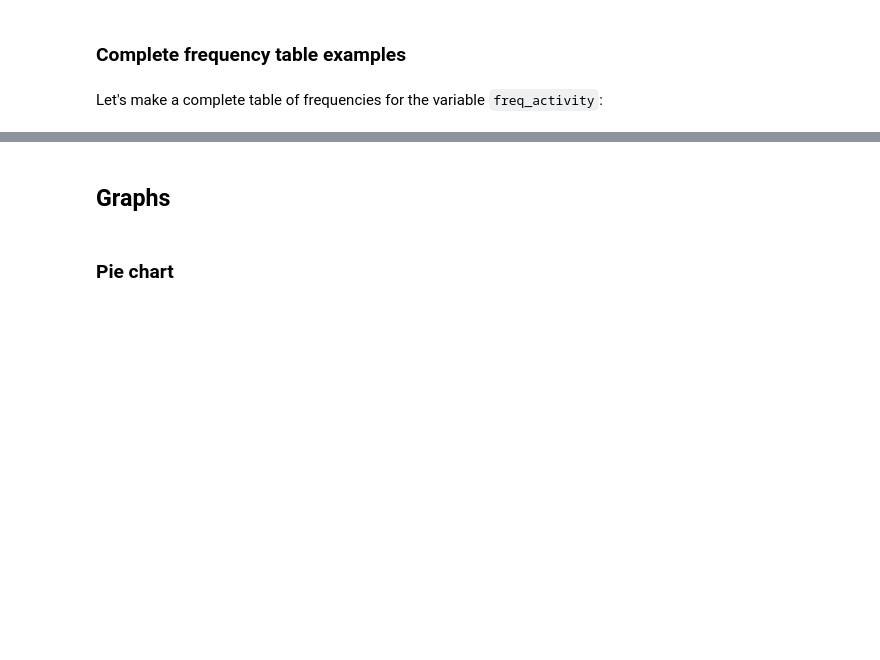
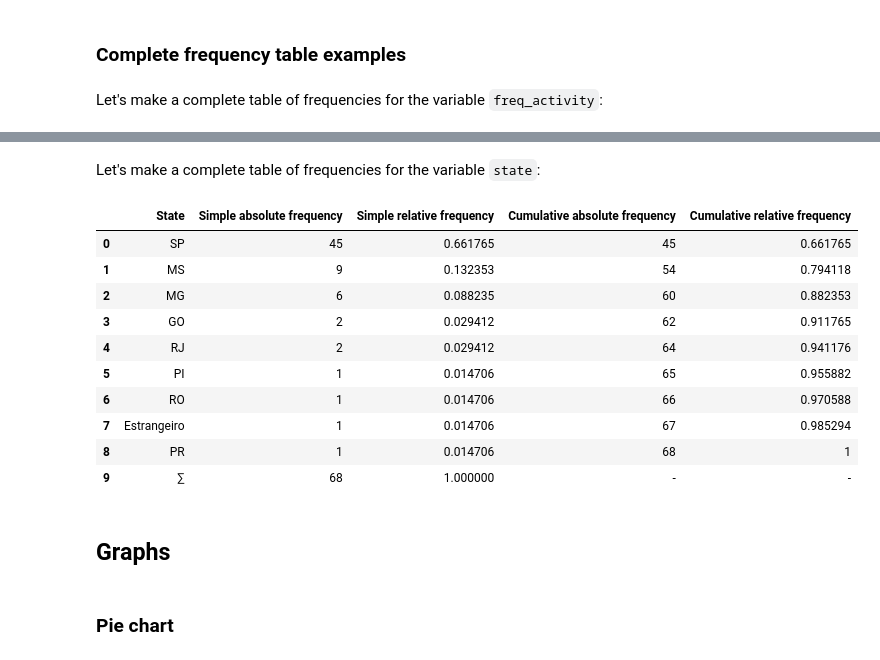
Before and after one commit to brenoslivio/Statistics-Python, a Jupyter notebook: 1-DescriptiveAnalysis/1_DescriptiveAnalysis.ipynb, the cells around one changed output, grey strips where cells are left out. Cells and saved outputs as stored; diff of their text form; code cells hidden in the pictures; blank space fills up the shorter version.

```diff
--- a/1-DescriptiveAnalysis/1_DescriptiveAnalysis.ipynb
+++ b/1-DescriptiveAnalysis/1_DescriptiveAnalysis.ipynb
@@ -535,6 +535,40 @@ dfFrequencies
 | 4 | Cozinhar | 6 | 0.088235 | 65 | 0.955882 |
 | 5 | Praticar esporte | 3 | 0.044118 | 68 | 1 |
 | 6 | ∑ | 68 | 1.000000 | - | - |
+# %% [markdown]
+Let's make a complete table of frequencies for the variable `state`:
+# %%
+dfFrequencies = dfPoll['state'].value_counts().to_frame()
+
+dfFrequencies['relative'] = dfPoll['state'].value_counts()/len(dfPoll['state'])
+
+dfFrequencies['cumulative'] = dfPoll['state'].value_counts().cumsum()
+
+dfFrequencies['relcum'] = (dfPoll['state'].value_counts()/len(dfPoll['state'])).cumsum()
+
+dfFrequencies = dfFrequencies.reset_index()
+
+row = {'index':'∑', 'state': sum(dfFrequencies['state']), 'relative': sum(dfFrequencies['relative'])}
+
+dfFrequencies = dfFrequencies.append(row, ignore_index = True)
+
+dfFrequencies.columns = ['State', 'Simple absolute frequency', 'Simple relative frequency', 'Cumulative absolute frequency', 'Cumulative relative frequency']
+
+dfFrequencies = dfFrequencies.fillna('-')
+
+dfFrequencies
+# %% [output]
+|  | State | Simple absolute frequency | Simple relative frequency | Cumulative absolute frequency | Cumulative relative frequency |
+| 0 | SP | 45 | 0.661765 | 45 | 0.661765 |
+| 1 | MS | 9 | 0.132353 | 54 | 0.794118 |
+| 2 | MG | 6 | 0.088235 | 60 | 0.882353 |
+| 3 | GO | 2 | 0.029412 | 62 | 0.911765 |
+| 4 | RJ | 2 | 0.029412 | 64 | 0.941176 |
+| 5 | PI | 1 | 0.014706 | 65 | 0.955882 |
+| 6 | RO | 1 | 0.014706 | 66 | 0.970588 |
+| 7 | Estrangeiro | 1 | 0.014706 | 67 | 0.985294 |
+| 8 | PR | 1 | 0.014706 | 68 | 1 |
+| 9 | ∑ | 68 | 1.000000 | - | - |
 # %% [markdown]
 ## Graphs <a name="graphs"></a>
 # %% [markdown]
```
Also changed, not shown: parts of 9 cells of this notebook.
